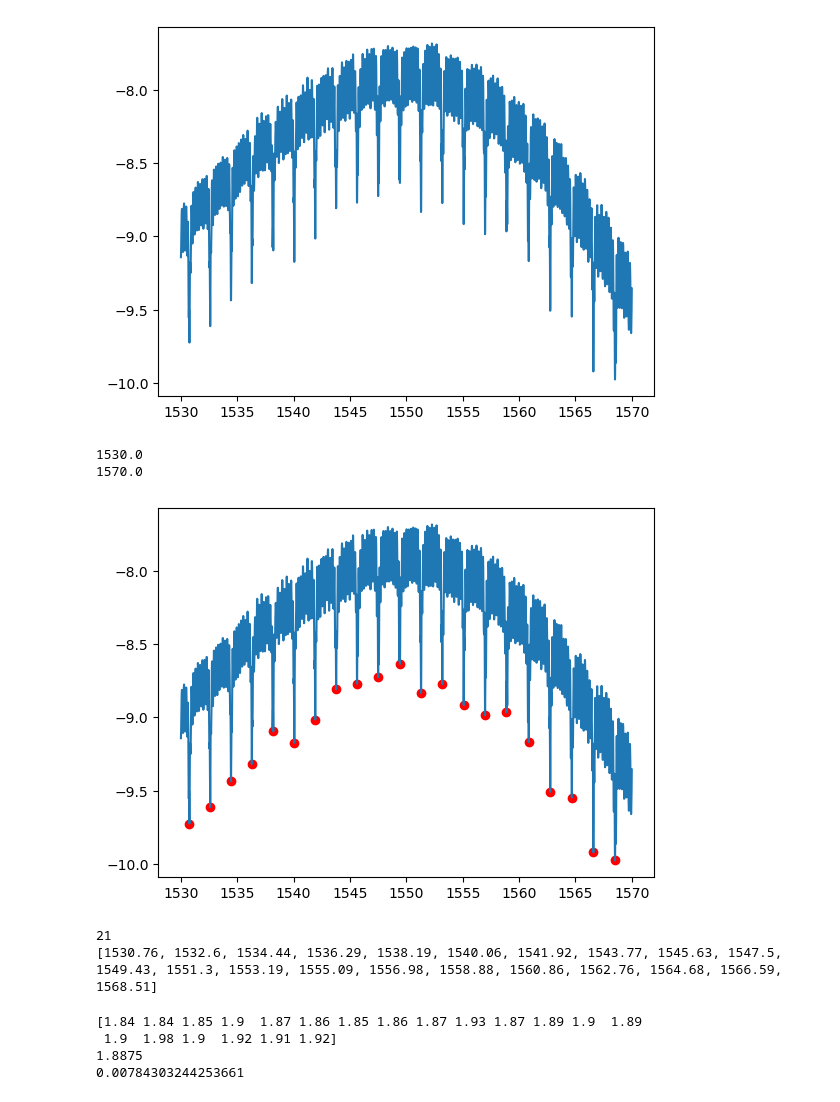
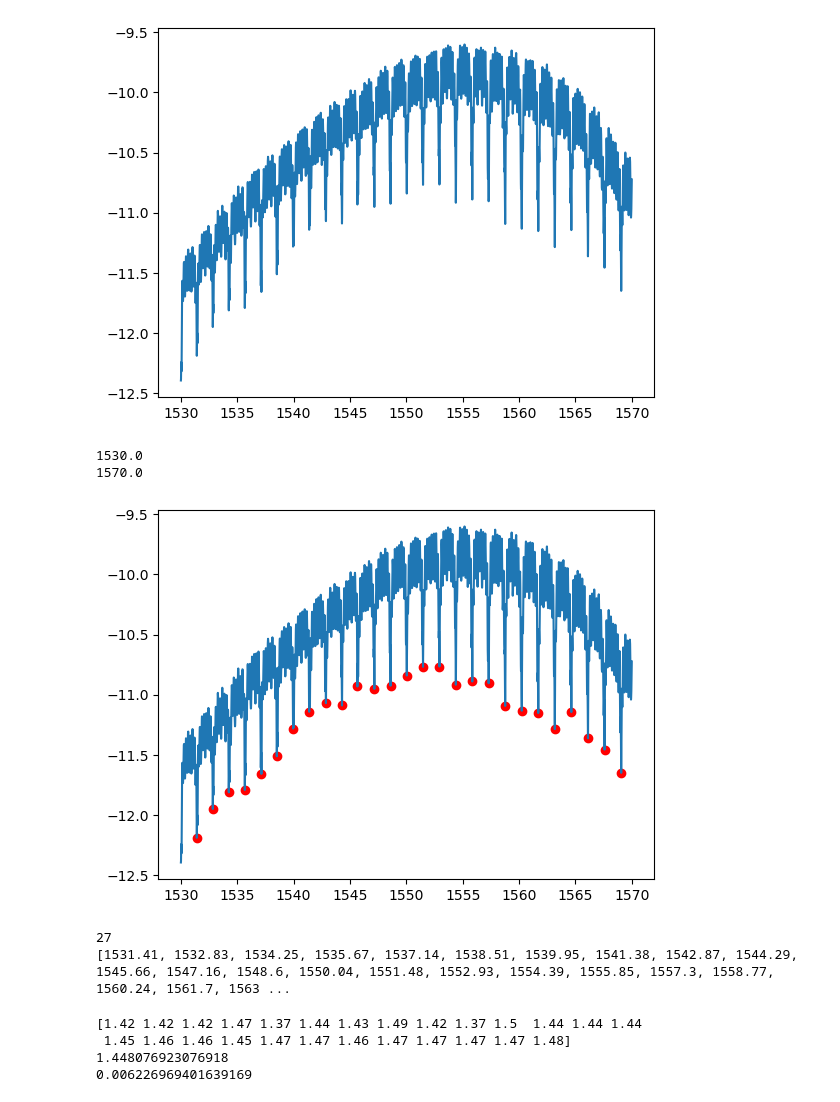
Before and after one commit to tdasanjh/team-chip-project, a Jupyter notebook: data_analysis/data_analysis_notebook.ipynb, the cells around one changed output. Cells and saved outputs as stored; diff of their text form; code cells hidden in the pictures.

Commit message:
next data run

```diff
--- a/data_analysis/data_analysis_notebook.ipynb
+++ b/data_analysis/data_analysis_notebook.ipynb
@@ -2,7 +2,7 @@
 import data_analysis_funcs as daf
 import matplotlib.pyplot as plt
 # %%
-data_analyse_file="sg_rr_52_025 2023-12-11 18-30-06.csv"
+data_analyse_file="sg_rr_68_025 2023-12-11 17-15-27.csv"
 wvlen_array,pow_array=daf.get_wavlen_and_pow_arrays(data_analyse_file)
 daf.plot_visualise(wvlen_array,pow_array, full_range=True)
 # %% [output]
@@ -16,24 +16,24 @@ power_peak_search=pow_array[start_point_index:end_point_index]
 print(wvlen_peak_search[0])
 print(wvlen_peak_search[-1])
 # %% [output]
-[figure, old version]
+[figure, new version]
 1530.0
 1570.0
 # %%
 wvlen_step_size=0.01
-approx_fsr=2.5
+approx_fsr=1.7
 promin_use=0.5
 dist_use=(approx_fsr/2)/wvlen_step_size
 peak_locs,n_peaks,peak_wavelens,peak_powers=daf.give_peak_locs(wvlen_step_size,approx_fsr,promin_use,dist_use,wvlen_peak_search,power_peak_search)
 plt.plot(wvlen_peak_search,power_peak_search)
 plt.scatter(peak_wavelens,peak_powers,color="red")
 plt.show()
 print(n_peaks)#just added for sanity check
 print(peak_wavelens)#sanity check
 # %% [output]
-[figure, old version]
+[figure, new version]
-21
-[1530.76, 1532.6, 1534.44, 1536.29, 1538.19, 1540.06, 1541.92, 1543.77, 1545.63, 1547.5, 1549.43, 1551.3, 1553.19, 1555.09, 1556.98, 1558.88, 1560.86, 1562.76, 1564.68, 1566.59, 1568.51]
+27
+[1531.41, 1532.83, 1534.25, 1535.67, 1537.14, 1538.51, 1539.95, 1541.38, 1542.87, 1544.29, 1545.66, 1547.16, 1548.6, 1550.04, 1551.48, 1552.93, 1554.39, 1555.85, 1557.3, 1558.77, 1560.24, 1561.7, 1563 ...
 # %%
 fsr_values=daf.calc_fsrs(peak_wavelens)
 fsr_mean,fsr_error=daf.fsr_avg_and_error(fsr_values)
@@ -41,7 +41,7 @@ print(fsr_values)
 print(fsr_mean)
 print(fsr_error)
 # %% [output]
-[1.84 1.84 1.85 1.9  1.87 1.86 1.85 1.86 1.87 1.93 1.87 1.89 1.9  1.89
- 1.9  1.98 1.9  1.92 1.91 1.92]
-1.8875
-0.00784303244253661
+[1.42 1.42 1.42 1.47 1.37 1.44 1.43 1.49 1.42 1.37 1.5  1.44 1.44 1.44
+ 1.45 1.46 1.46 1.45 1.47 1.47 1.46 1.47 1.47 1.47 1.47 1.48]
+1.448076923076918
+0.006226969401639169
```
Also changed, not shown: parts of 1 cell of this notebook, 1 other file.
